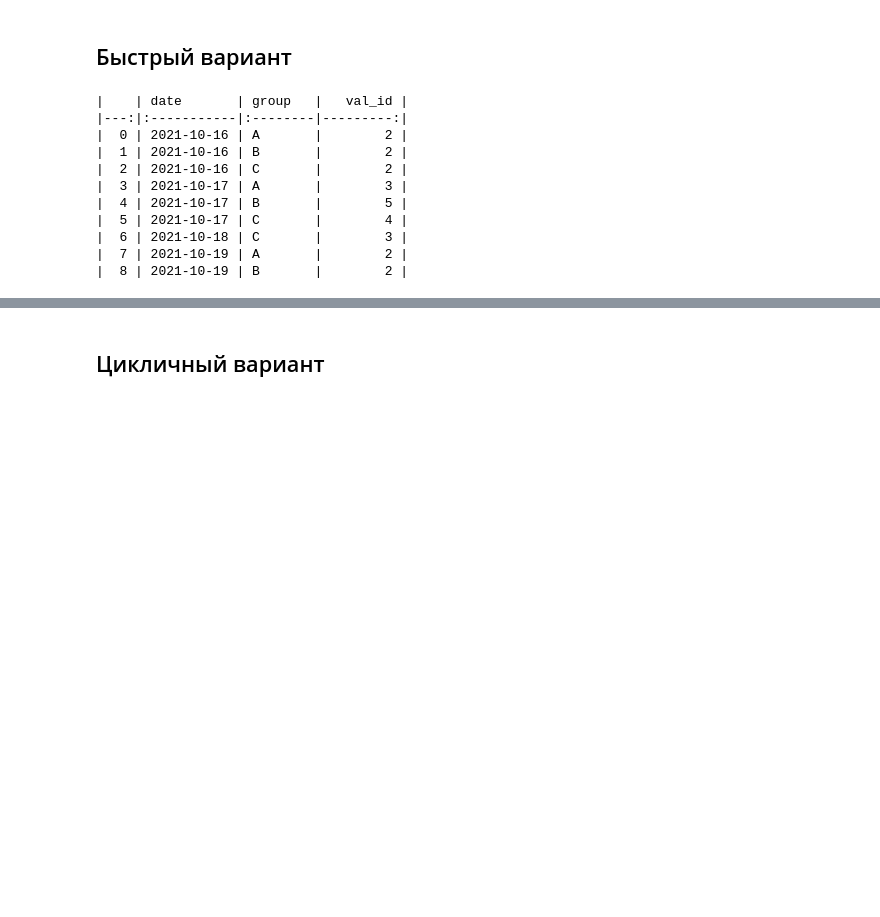
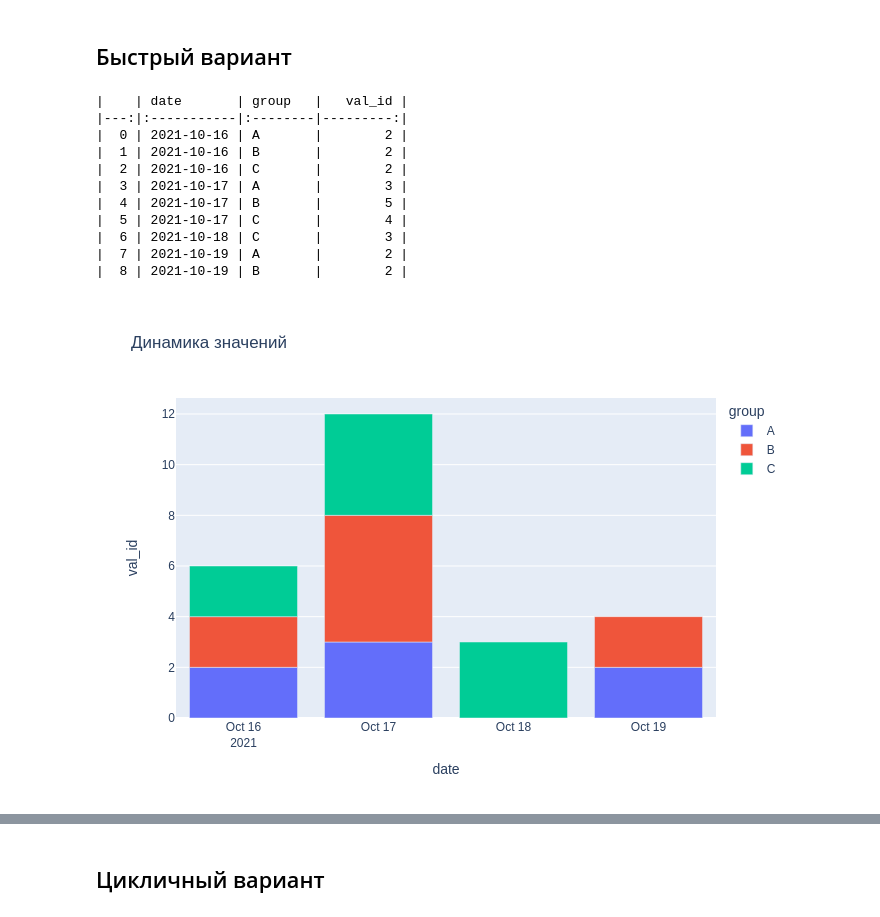
Before and after one commit to Saxsafon/Analysis, a Jupyter notebook: III_Visualizing/Plotly.ipynb, the cells around one changed output, grey strips where cells are left out. Saved outputs shown, nothing was run; the diff lists cells and outputs as text; code cells hidden in the pictures; blank space fills up the shorter version.

Commit message:
Plotly.ipynb made plots visible

```diff
--- a/III_Visualizing/Plotly.ipynb
+++ b/III_Visualizing/Plotly.ipynb
@@ -79,26 +79,27 @@ data.head()
 # %%
 x_col = 'date'
 y_col = 'val_id'
 group_col = 'group'
 
 # df = data.groupby([x_col, group_col], as_index=False)[y_col].nunique() # as_index=False почему-то теперь сбрасывает индекс
 df = data.groupby([x_col, group_col])[y_col].nunique().reset_index()
 print(df.to_markdown())
 
 fig = px.bar(df, x=x_col, y=y_col, color=group_col, title="Динамика значений")
 
-fig.write_image("data/img/simple_bars.png")
-fig.show(renderer="svg")
+# fig.write_image("data/img/simple_bars.png") # Сохранить график как png-изображение
+fig.show(renderer="png") # вывести график, как png-изображение (тогда github будет их воспроизводить)
 # fig.show("notebook")
 # %% [output]
 |    | date       | group   |   val_id |
 |---:|:-----------|:--------|---------:|
 |  0 | 2021-10-16 | A       |        2 |
 |  1 | 2021-10-16 | B       |        2 |
 |  2 | 2021-10-16 | C       |        2 |
 |  3 | 2021-10-17 | A       |        3 |
 |  4 | 2021-10-17 | B       |        5 |
 |  5 | 2021-10-17 | C       |        4 |
 |  6 | 2021-10-18 | C       |        3 |
 |  7 | 2021-10-19 | A       |        2 |
 |  8 | 2021-10-19 | B       |        2 |
+[figure, added]
```
Also changed, not shown: parts of 16 cells of this notebook.
